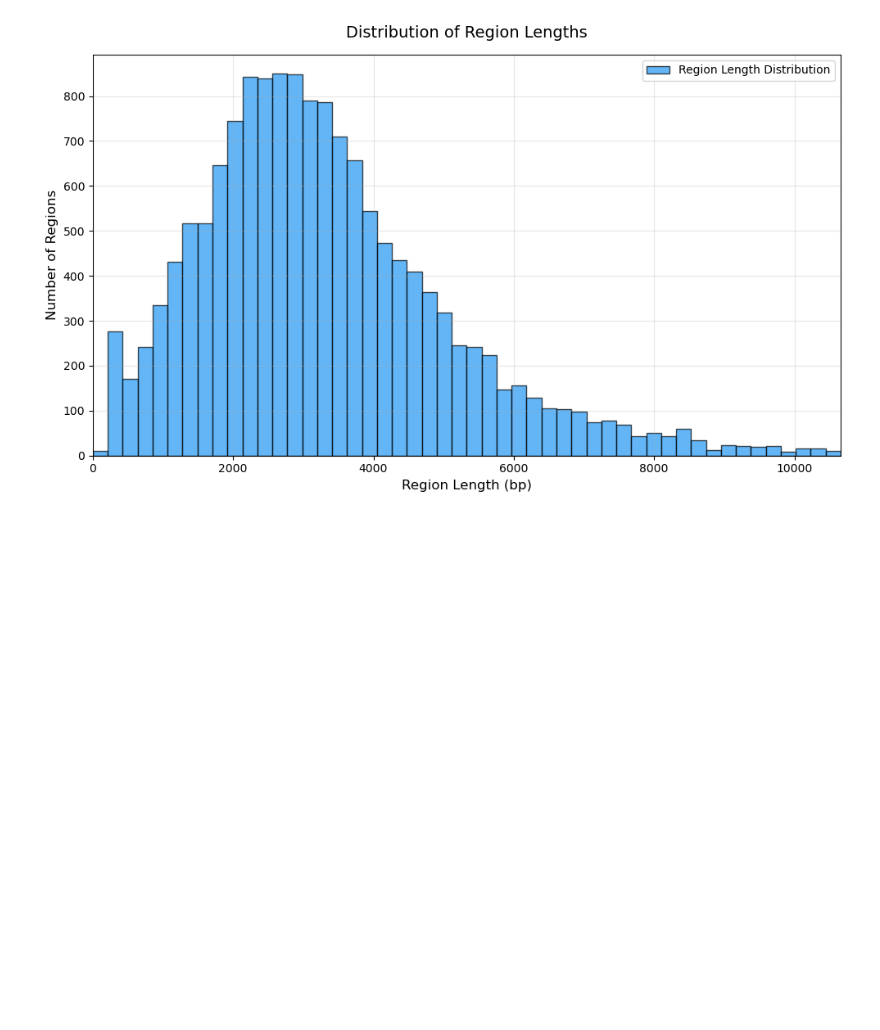
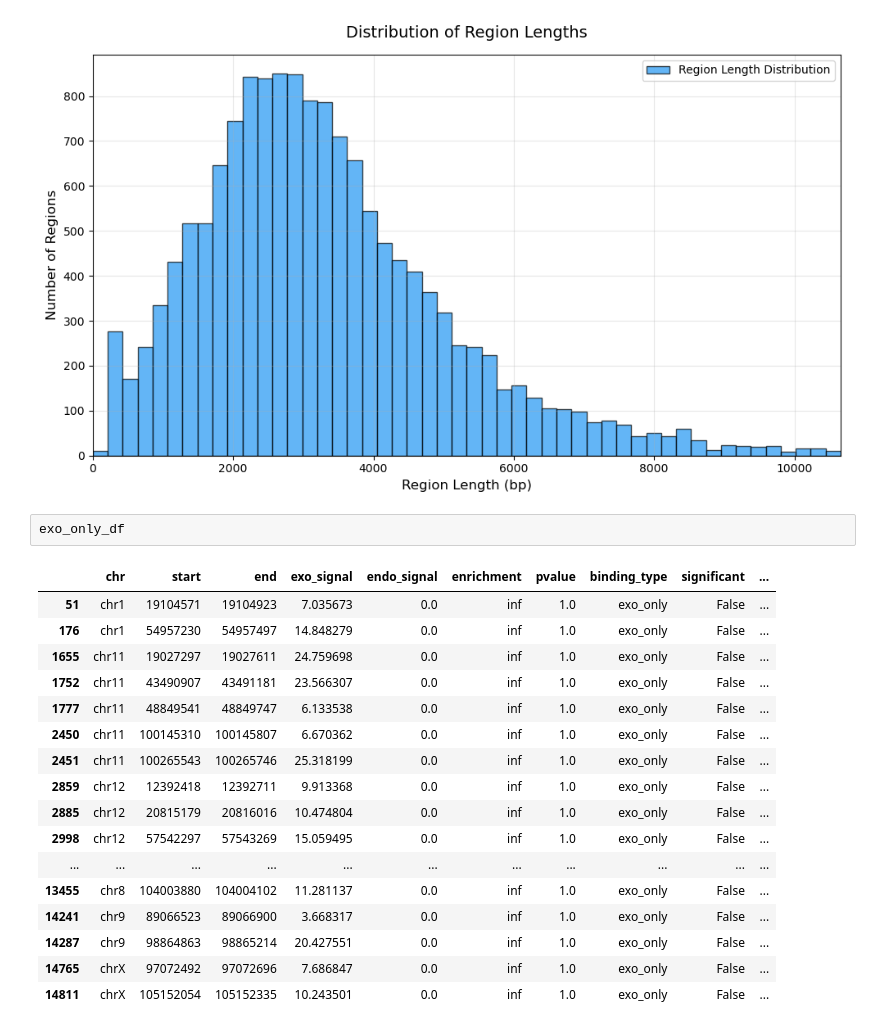
Before and after one commit to michal7kw/SRF_MeCP2_CUTandTAG, a Jupyter notebook: iterative_alternative/code7_cpg_enrichment/nsc/no_dedup/individual_samples/broad/across_peaks_bw_signal_1_rep/Enrichment_analysis.ipynb, the cells around one changed output. Drawn from its saved outputs; the diff is of its cells as text; blank space fills up the shorter version.

```diff
--- a/iterative_alternative/code7_cpg_enrichment/nsc/no_dedup/individual_samples/broad/across_peaks_bw_signal_1_rep/Enrichment_analysis.ipynb
+++ b/iterative_alternative/code7_cpg_enrichment/nsc/no_dedup/individual_samples/broad/across_peaks_bw_signal_1_rep/Enrichment_analysis.ipynb
@@ -205,3 +205,23 @@ plt.tight_layout()
 plt.show()
 # %% [output]
 [figure]
+# %%
+exo_only_df
+# %% [output]
+|  | chr | start | end | exo_signal | endo_signal | enrichment | pvalue | binding_type | significant | ... |
+| 51 | chr1 | 19104571 | 19104923 | 7.035673 | 0.0 | inf | 1.0 | exo_only | False | ... |
+| 176 | chr1 | 54957230 | 54957497 | 14.848279 | 0.0 | inf | 1.0 | exo_only | False | ... |
+| 1655 | chr11 | 19027297 | 19027611 | 24.759698 | 0.0 | inf | 1.0 | exo_only | False | ... |
+| 1752 | chr11 | 43490907 | 43491181 | 23.566307 | 0.0 | inf | 1.0 | exo_only | False | ... |
+| 1777 | chr11 | 48849541 | 48849747 | 6.133538 | 0.0 | inf | 1.0 | exo_only | False | ... |
+| 2450 | chr11 | 100145310 | 100145807 | 6.670362 | 0.0 | inf | 1.0 | exo_only | False | ... |
+| 2451 | chr11 | 100265543 | 100265746 | 25.318199 | 0.0 | inf | 1.0 | exo_only | False | ... |
+| 2859 | chr12 | 12392418 | 12392711 | 9.913368 | 0.0 | inf | 1.0 | exo_only | False | ... |
+| 2885 | chr12 | 20815179 | 20816016 | 10.474804 | 0.0 | inf | 1.0 | exo_only | False | ... |
+| 2998 | chr12 | 57542297 | 57543269 | 15.059495 | 0.0 | inf | 1.0 | exo_only | False | ... |
+| ... | ... | ... | ... | ... | ... | ... | ... | ... | ... | ... |
+| 13455 | chr8 | 104003880 | 104004102 | 11.281137 | 0.0 | inf | 1.0 | exo_only | False | ... |
+| 14241 | chr9 | 89066523 | 89066900 | 3.668317 | 0.0 | inf | 1.0 | exo_only | False | ... |
+| 14287 | chr9 | 98864863 | 98865214 | 20.427551 | 0.0 | inf | 1.0 | exo_only | False | ... |
+| 14765 | chrX | 97072492 | 97072696 | 7.686847 | 0.0 | inf | 1.0 | exo_only | False | ... |
+| 14811 | chrX | 105152054 | 105152335 | 10.243501 | 0.0 | inf | 1.0 | exo_only | False | ... |
```
Also changed, not shown: 3 other files.
